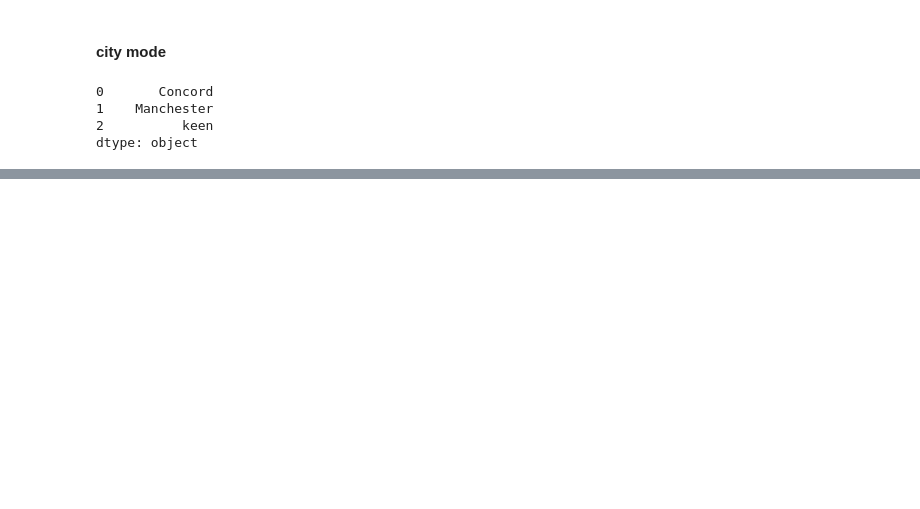
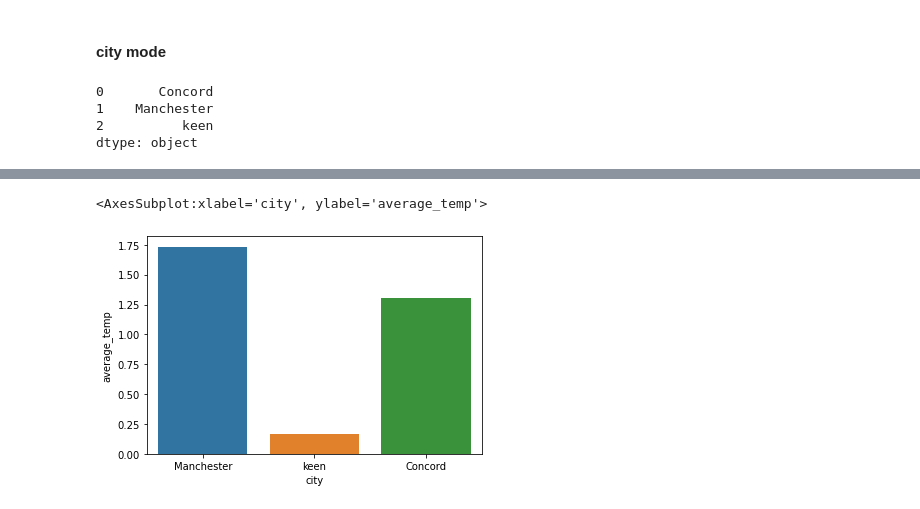
Before and after one commit to Thraingios/DataProject, a Jupyter notebook: WetherApi.ipynb, the cells around one changed output, grey strips where cells are left out. Cells and saved outputs as stored; diff of their text form; code cells hidden in the pictures; blank space fills up the shorter version.

```diff
--- a/WetherApi.ipynb
+++ b/WetherApi.ipynb
@@ -220,0 +248,3 @@ dtype: object
+# %%
+bar_graph = (df_big.drop(['dt','id'], axis=1).copy())
+bar_graph
@@ -221 +265,24 @@ dtype: object
+# %%
+
+manchester_bar = bar_graph.where(bar_graph['city'] == 'Manchester')
+manchester_bar.dropna()
+mancheser_mean = manchester_bar['temp'].mean()
+
+
+keen_bar = bar_graph.where(bar_graph['city'] == 'keen')
+keen_bar.dropna()
+keen_mean = keen_bar['temp'].mean()
+
+Concord_bar = bar_graph.where(bar_graph['city'] == 'Concord')
+Concord_bar.dropna()
+Concord_mean = Concord_bar['temp'].mean()
+
+data = {'city': ['Manchester', 'keen', 'Concord'], 'average_temp': [mancheser_mean, keen_mean, Concord_mean]}
+
+df = pd.DataFrame(data)
+
+sns.barplot(x = 'city', y = 'average_temp', data=df)
+# %% [output]
+<AxesSubplot:xlabel='city', ylabel='average_temp'>
+[figure, added]
 # %%
```
Also changed, not shown: parts of 14 cells of this notebook, 2 other files.
